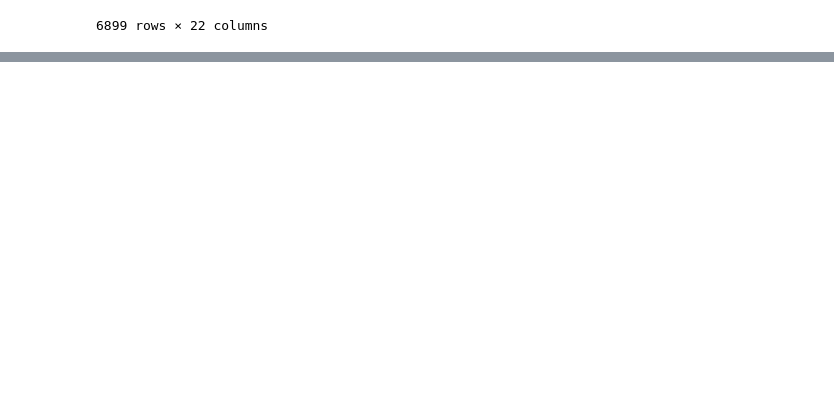
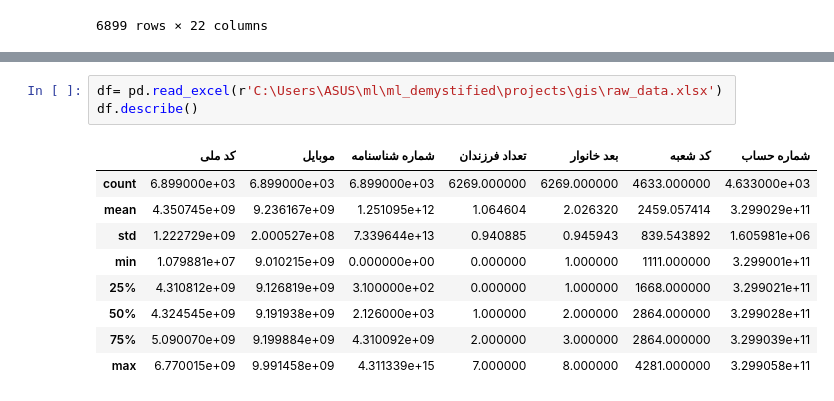
Before and after one commit to mmortazavi/ml_demystified, a Jupyter notebook: projects/gis/maryamaf_gis.ipynb, the cells around one changed output, grey strips where cells are left out. Saved outputs shown, nothing was run; the diff lists cells and outputs as text; blank space fills up the shorter version.

```diff
--- a/projects/gis/maryamaf_gis.ipynb
+++ b/projects/gis/maryamaf_gis.ipynb
@@ -18,0 +81,13 @@ pd.read_excel(r'C:\Users\ASUS\ml\ml_demystified\projects\gis\raw_data.xlsx')
+# %%
+df= pd.read_excel(r'C:\Users\ASUS\ml\ml_demystified\projects\gis\raw_data.xlsx')
+df.describe()
+# %% [output]
+|  | کد ملی | موبایل | شماره شناسنامه | تعداد فرزندان | بعد خانوار | کد شعبه | شماره حساب |
+| count | 6.899000e+03 | 6.899000e+03 | 6.899000e+03 | 6269.000000 | 6269.000000 | 4633.000000 | 4.633000e+03 |
+| mean | 4.350745e+09 | 9.236167e+09 | 1.251095e+12 | 1.064604 | 2.026320 | 2459.057414 | 3.299029e+11 |
+| std | 1.222729e+09 | 2.000527e+08 | 7.339644e+13 | 0.940885 | 0.945943 | 839.543892 | 1.605981e+06 |
+| min | 1.079881e+07 | 9.010215e+09 | 0.000000e+00 | 0.000000 | 1.000000 | 1111.000000 | 3.299001e+11 |
+| 25% | 4.310812e+09 | 9.126819e+09 | 3.100000e+02 | 0.000000 | 1.000000 | 1668.000000 | 3.299021e+11 |
+| 50% | 4.324545e+09 | 9.191938e+09 | 2.126000e+03 | 1.000000 | 2.000000 | 2864.000000 | 3.299028e+11 |
+| 75% | 5.090070e+09 | 9.199884e+09 | 4.310092e+09 | 2.000000 | 3.000000 | 2864.000000 | 3.299039e+11 |
+| max | 6.770015e+09 | 9.991458e+09 | 4.311339e+15 | 7.000000 | 8.000000 | 4281.000000 | 3.299058e+11 |
```
Also changed, not shown: parts of 5 cells of this notebook.
